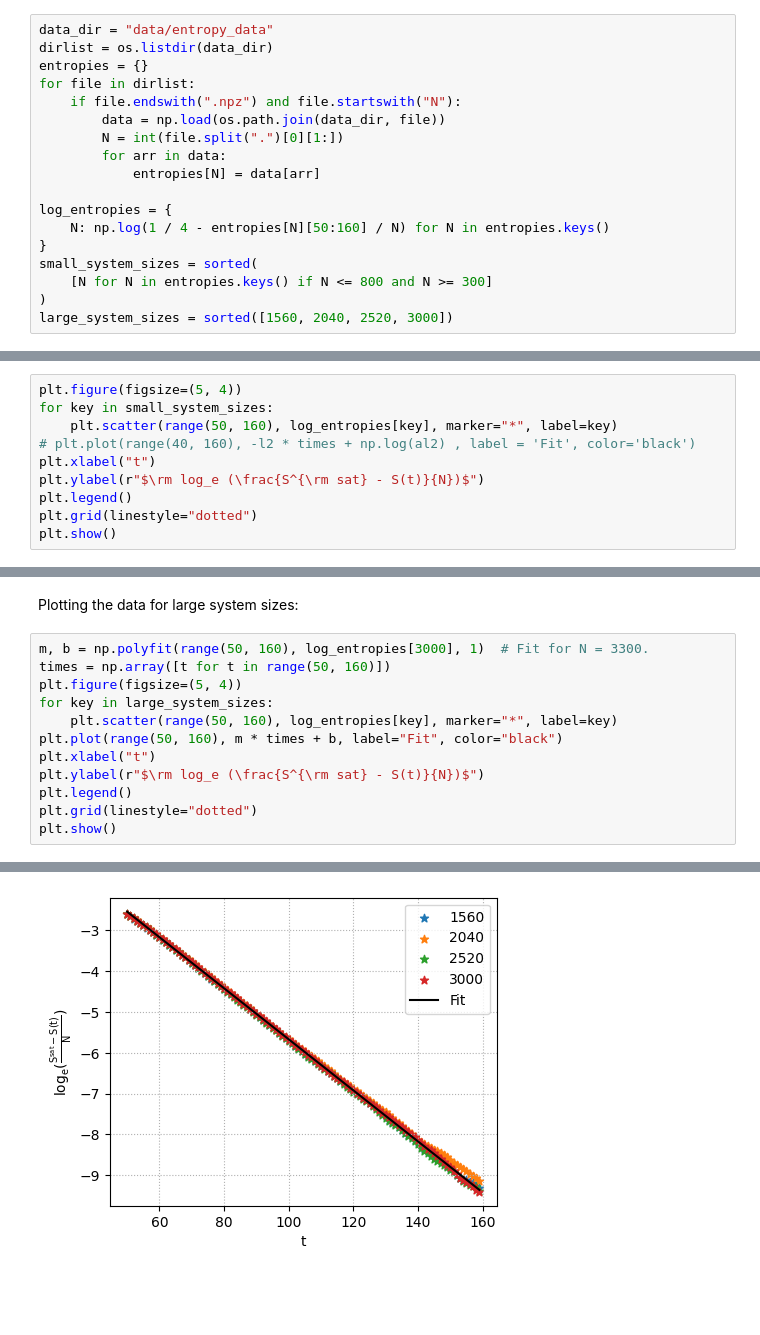
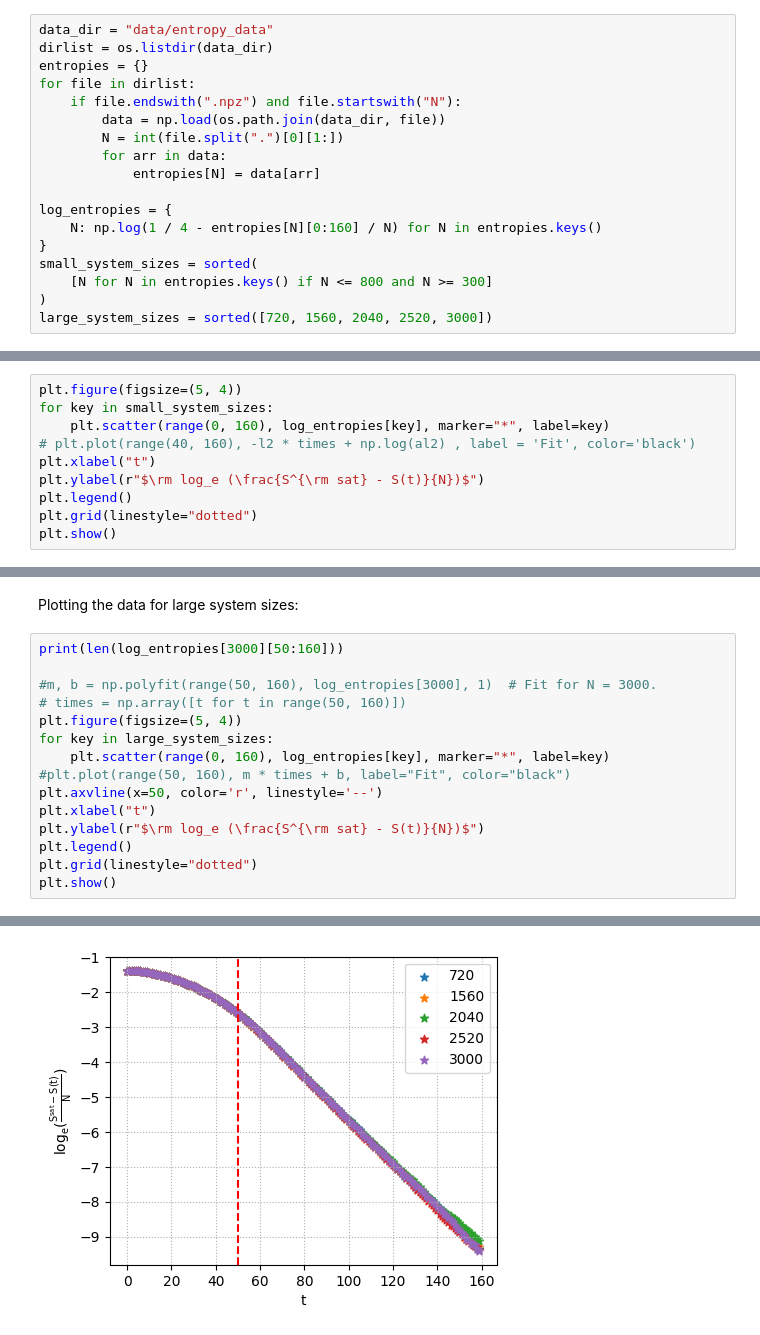
Before and after one commit to mablake90/super-cliffords, a Jupyter notebook: docs/plotters/fig2.ipynb, the cells around one changed output, grey strips where cells are left out. Cells and saved outputs as stored; diff of their text form; blank space fills up the shorter version.

Commit message:
Modified figures for PRA submission.

```diff
--- a/docs/plotters/fig2.ipynb
+++ b/docs/plotters/fig2.ipynb
@@ -21,19 +21,19 @@ for file in dirlist:
             entropies[N] = data[arr]
 
 log_entropies = {
-    N: np.log(1 / 4 - entropies[N][50:160] / N) for N in entropies.keys()
+    N: np.log(1 / 4 - entropies[N][0:160] / N) for N in entropies.keys()
 }
 small_system_sizes = sorted(
     [N for N in entropies.keys() if N <= 800 and N >= 300]
 )
-large_system_sizes = sorted([1560, 2040, 2520, 3000])
+large_system_sizes = sorted([720, 1560, 2040, 2520, 3000])
 # %% [markdown]
 #### Reproducing the plots
 Plotting data for small system sizes:
 # %%
 plt.figure(figsize=(5, 4))
 for key in small_system_sizes:
-    plt.scatter(range(50, 160), log_entropies[key], marker="*", label=key)
+    plt.scatter(range(0, 160), log_entropies[key], marker="*", label=key)
 # plt.plot(range(40, 160), -l2 * times + np.log(al2) , label = 'Fit', color='black')
 plt.xlabel("t")
 plt.ylabel(r"$\rm log_e (\frac{S^{\rm sat} - S(t)}{N})$")
@@ -45,12 +45,15 @@ plt.show()
 # %% [markdown]
 Plotting the data for large system sizes:
 # %%
-m, b = np.polyfit(range(50, 160), log_entropies[3000], 1)  # Fit for N = 3300.
-times = np.array([t for t in range(50, 160)])
+print(len(log_entropies[3000][50:160]))
+
+#m, b = np.polyfit(range(50, 160), log_entropies[3000], 1)  # Fit for N = 3000.
+# times = np.array([t for t in range(50, 160)])
 plt.figure(figsize=(5, 4))
 for key in large_system_sizes:
-    plt.scatter(range(50, 160), log_entropies[key], marker="*", label=key)
-plt.plot(range(50, 160), m * times + b, label="Fit", color="black")
+    plt.scatter(range(0, 160), log_entropies[key], marker="*", label=key)
+#plt.plot(range(50, 160), m * times + b, label="Fit", color="black")
+plt.axvline(x=50, color='r', linestyle='--')
 plt.xlabel("t")
 plt.ylabel(r"$\rm log_e (\frac{S^{\rm sat} - S(t)}{N})$")
 plt.legend()
@@ -60 +64 @@ plt.show()
-[figure, old version]
+[figure, new version]
```
Also changed, not shown: parts of 4 cells of this notebook, 1 other file.
